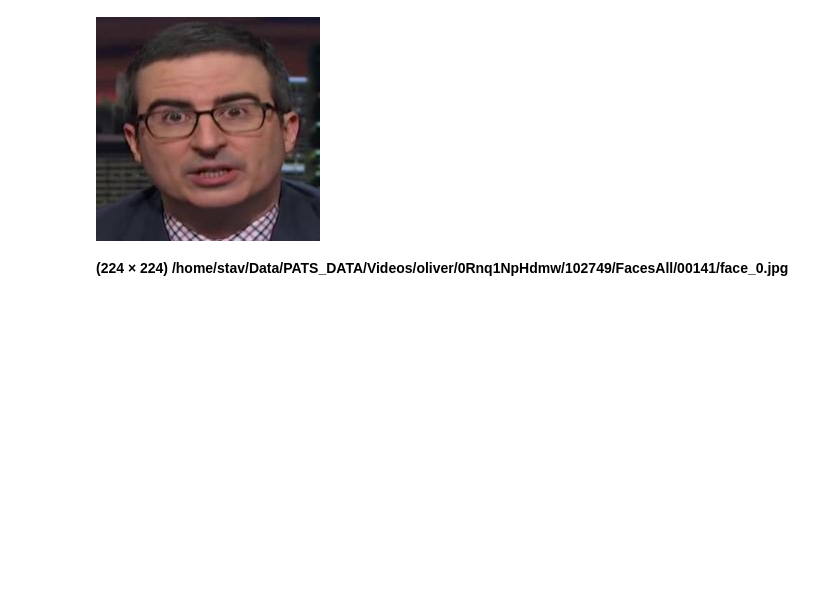
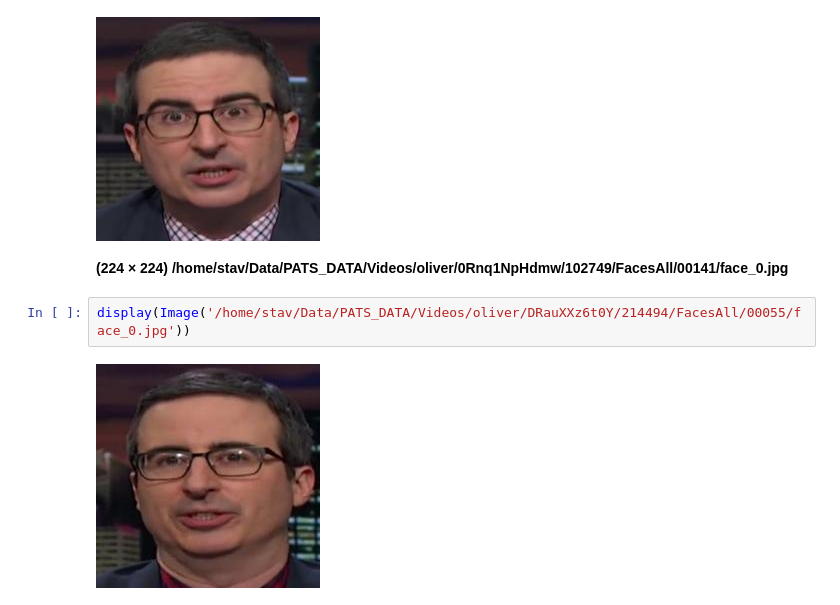
Before and after one commit to shstav2/token_voken, a Jupyter notebook: notebooks/DataViewer.ipynb, the cells around one changed output. Cells and saved outputs as stored; diff of their text form; blank space fills up the shorter version.

```diff
--- a/notebooks/DataViewer.ipynb
+++ b/notebooks/DataViewer.ipynb
@@ -144,3 +128,7 @@ display_faces('/home/stav/Data/PATS_DATA/Videos/oliver/0Rnq1NpHdmw/102749/FacesA
 **(1920 × 1080) /home/stav/Data/PATS_DATA/Videos/oliver/0Rnq1NpHdmw/102749/FacesAll/00141/annotated_faces.jpg**
 [figure]
 **(224 × 224) /home/stav/Data/PATS_DATA/Videos/oliver/0Rnq1NpHdmw/102749/FacesAll/00141/face_0.jpg**
+# %%
+display(Image('/home/stav/Data/PATS_DATA/Videos/oliver/DRauXXz6t0Y/214494/FacesAll/00055/face_0.jpg'))
+# %% [output]
+[figure, added]
```
Also changed, not shown: parts of 11 cells of this notebook, 13 other files.
